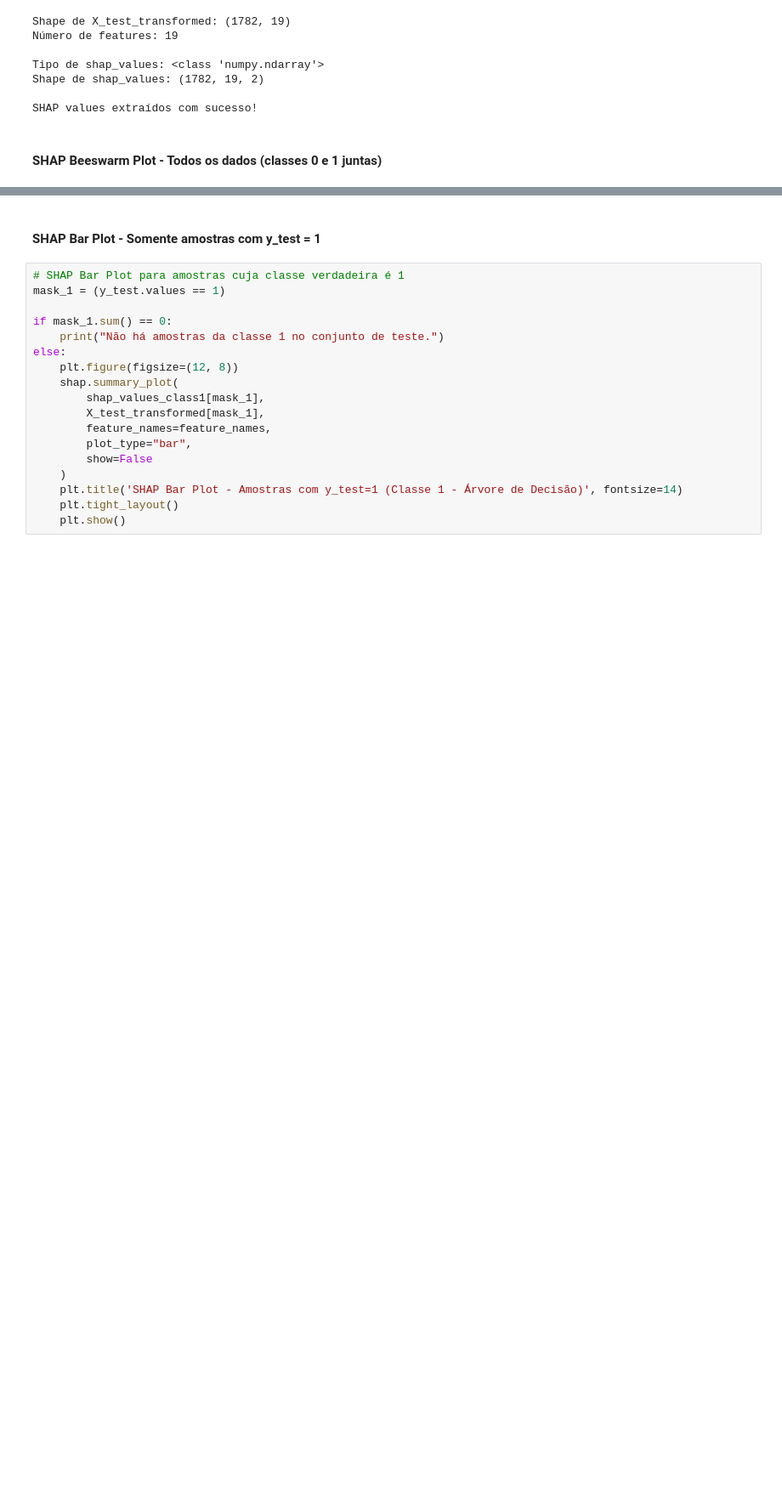
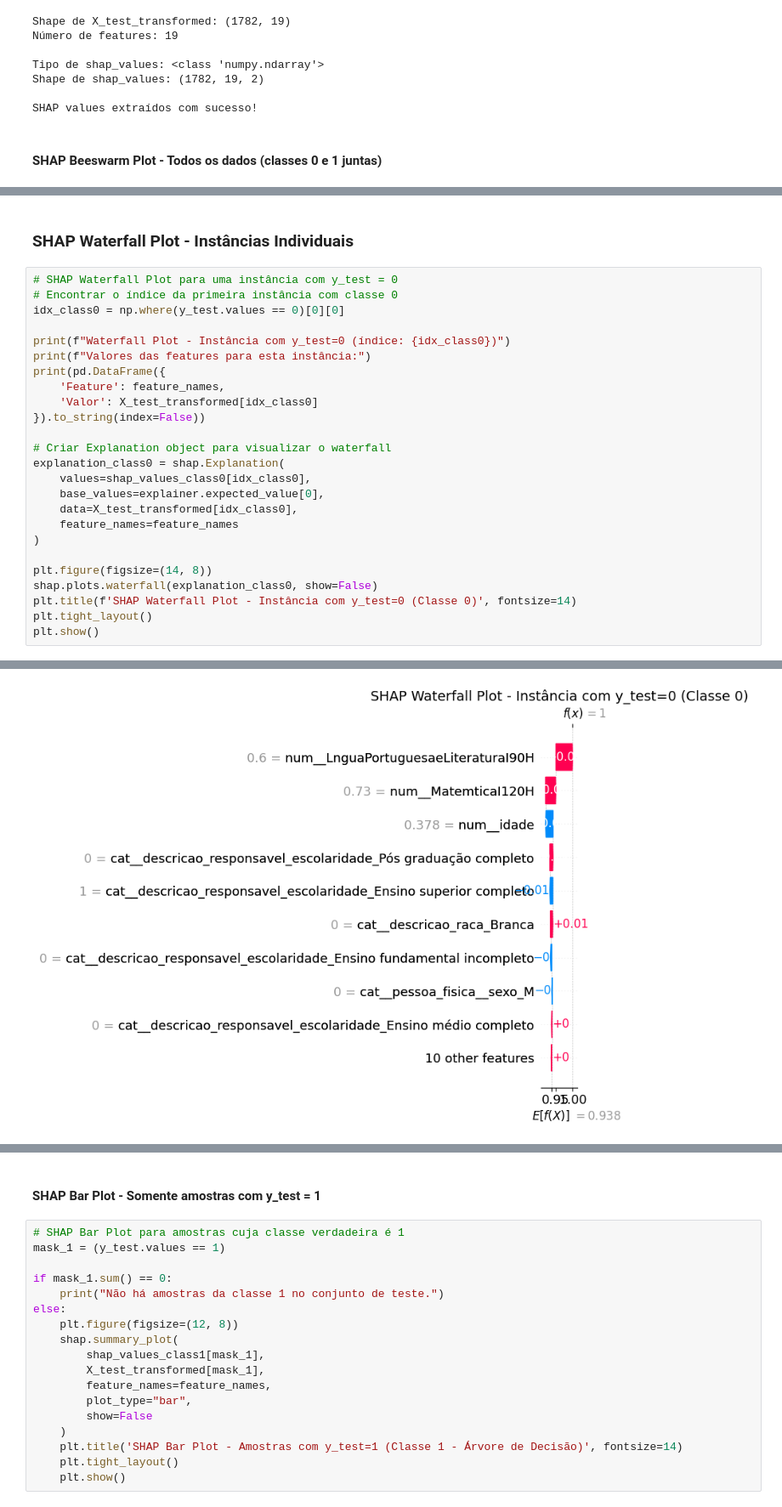
Before and after one commit to tmedeirosb/tsi-ad-2025, a Jupyter notebook: MODULO_08.ipynb, the cells around one changed output, grey strips where cells are left out. Shown at 85% size. Cells and saved outputs as stored; diff of their text form; blank space fills up the shorter version.

Commit message:
Add SHAP waterfall and force plots for individual instances (class 0 and class 1)

```diff
--- a/MODULO_08.ipynb
+++ b/MODULO_08.ipynb
@@ -599,0 +600,28 @@ plt.show()
+# %% [markdown]
+### SHAP Waterfall Plot - Instâncias Individuais
+# %%
+# SHAP Waterfall Plot para uma instância com y_test = 0
+# Encontrar o índice da primeira instância com classe 0
+idx_class0 = np.where(y_test.values == 0)[0][0]
+
+print(f"Waterfall Plot - Instância com y_test=0 (índice: {idx_class0})")
+print(f"Valores das features para esta instância:")
+print(pd.DataFrame({
+    'Feature': feature_names,
+    'Valor': X_test_transformed[idx_class0]
+}).to_string(index=False))
+
+# Criar Explanation object para visualizar o waterfall
+explanation_class0 = shap.Explanation(
+    values=shap_values_class0[idx_class0],
+    base_values=explainer.expected_value[0],
+    data=X_test_transformed[idx_class0],
+    feature_names=feature_names
+)
+
+plt.figure(figsize=(14, 8))
+shap.plots.waterfall(explanation_class0, show=False)
+plt.title(f'SHAP Waterfall Plot - Instância com y_test=0 (Classe 0)', fontsize=14)
+plt.tight_layout()
+plt.show()
+# %% [output]
@@ -599,0 +645 @@ plt.show()
+[figure, added]
```
Also changed, not shown: parts of 4 cells of this notebook.
